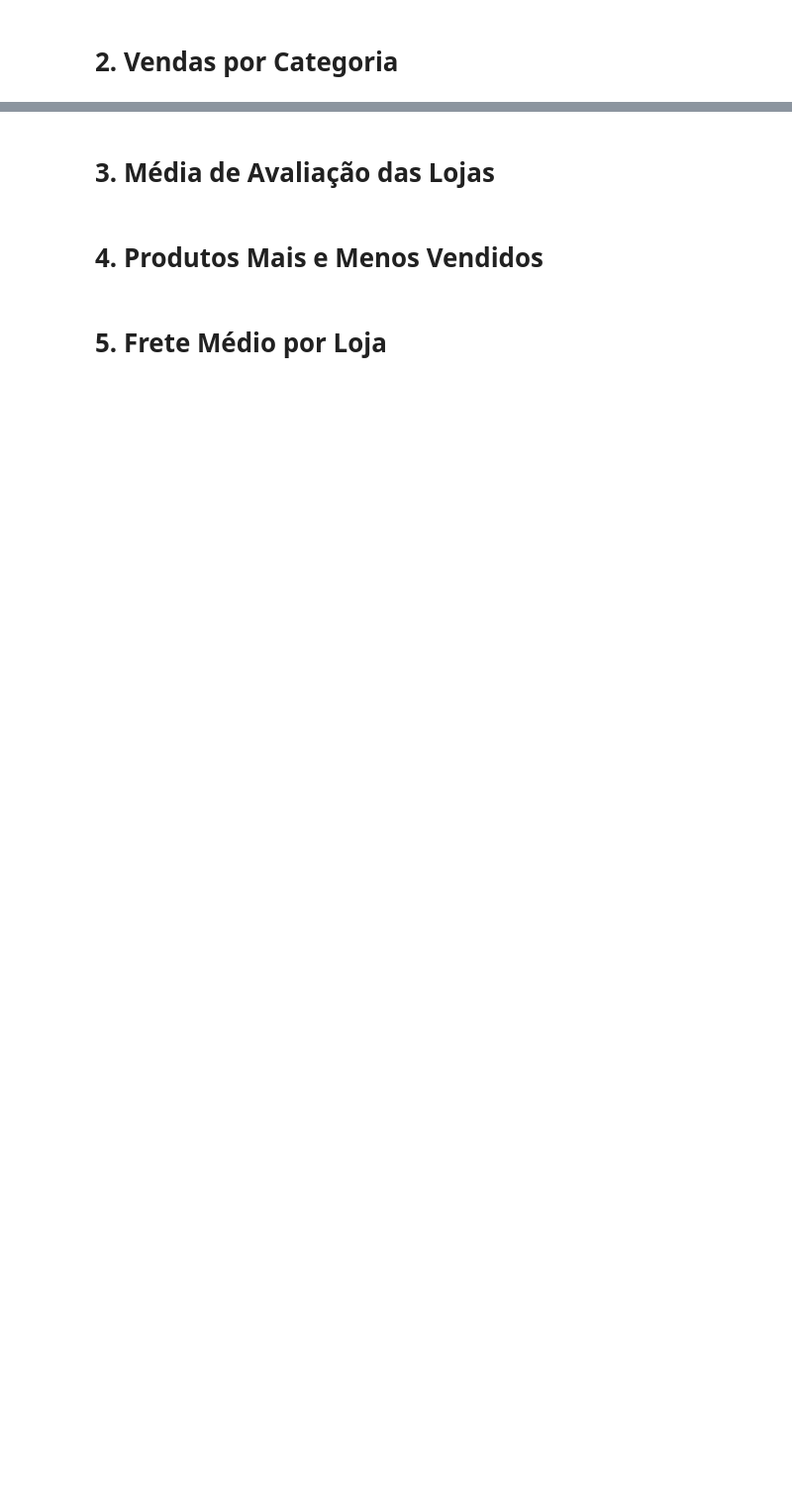
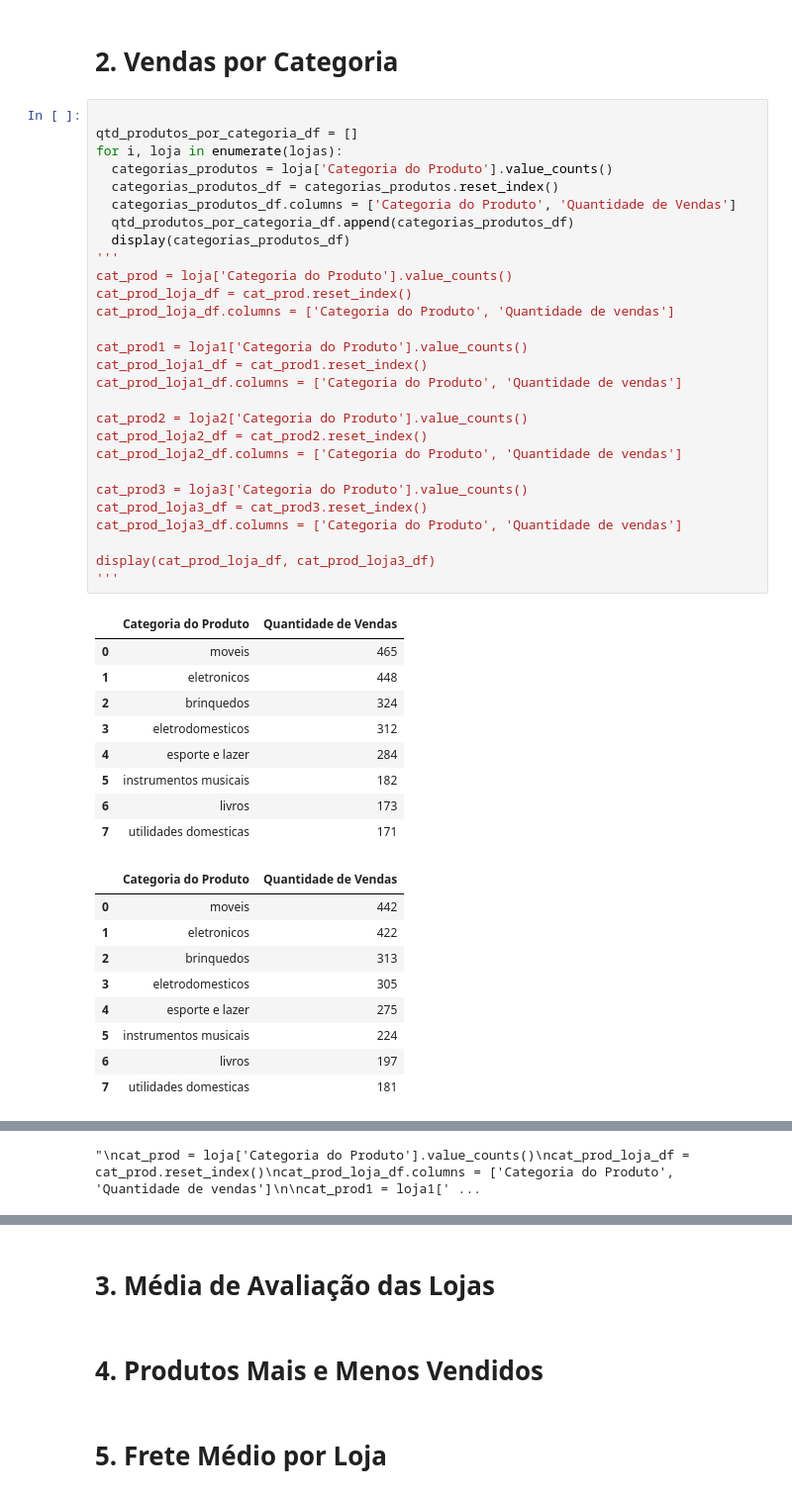
Before and after one commit to Housenkan/ChallengeAluraStore, a Jupyter notebook: AluraStoreBr.ipynb, the cells around one changed output, grey strips where cells are left out. Shown at 99% size. Saved outputs shown, nothing was run; the diff lists cells and outputs as text; blank space fills up the shorter version.

```diff
--- a/AluraStoreBr.ipynb
+++ b/AluraStoreBr.ipynb
@@ -56,2 +58,49 @@ plt.show()
 # %% [markdown]
 # 2. Vendas por Categoria
+# %%
+
+qtd_produtos_por_categoria_df = []
+for i, loja in enumerate(lojas):
+  categorias_produtos = loja['Categoria do Produto'].value_counts()
+  categorias_produtos_df = categorias_produtos.reset_index()
+  categorias_produtos_df.columns = ['Categoria do Produto', 'Quantidade de Vendas']
+  qtd_produtos_por_categoria_df.append(categorias_produtos_df)
+  display(categorias_produtos_df)
+'''
+cat_prod = loja['Categoria do Produto'].value_counts()
+cat_prod_loja_df = cat_prod.reset_index()
+cat_prod_loja_df.columns = ['Categoria do Produto', 'Quantidade de vendas']
+
+cat_prod1 = loja1['Categoria do Produto'].value_counts()
+cat_prod_loja1_df = cat_prod1.reset_index()
+cat_prod_loja1_df.columns = ['Categoria do Produto', 'Quantidade de vendas']
+
+cat_prod2 = loja2['Categoria do Produto'].value_counts()
+cat_prod_loja2_df = cat_prod2.reset_index()
+cat_prod_loja2_df.columns = ['Categoria do Produto', 'Quantidade de vendas']
+
+cat_prod3 = loja3['Categoria do Produto'].value_counts()
+cat_prod_loja3_df = cat_prod3.reset_index()
+cat_prod_loja3_df.columns = ['Categoria do Produto', 'Quantidade de vendas']
+
+display(cat_prod_loja_df, cat_prod_loja3_df)
+'''
+# %% [output]
+|  | Categoria do Produto | Quantidade de Vendas |
+| 0 | moveis | 465 |
+| 1 | eletronicos | 448 |
+| 2 | brinquedos | 324 |
+| 3 | eletrodomesticos | 312 |
+| 4 | esporte e lazer | 284 |
+| 5 | instrumentos musicais | 182 |
+| 6 | livros | 173 |
+| 7 | utilidades domesticas | 171 |
+|  | Categoria do Produto | Quantidade de Vendas |
+| 0 | moveis | 442 |
+| 1 | eletronicos | 422 |
+| 2 | brinquedos | 313 |
+| 3 | eletrodomesticos | 305 |
+| 4 | esporte e lazer | 275 |
+| 5 | instrumentos musicais | 224 |
+| 6 | livros | 197 |
+| 7 | utilidades domesticas | 181 |
@@ -57,0 +125 @@ plt.show()
+"\ncat_prod = loja['Categoria do Produto'].value_counts()\ncat_prod_loja_df = cat_prod.reset_index()\ncat_prod_loja_df.columns = ['Categoria do Produto', 'Quantidade de vendas']\n\ncat_prod1 = loja1[' ...
```
Also changed, not shown: parts of 4 cells of this notebook.
